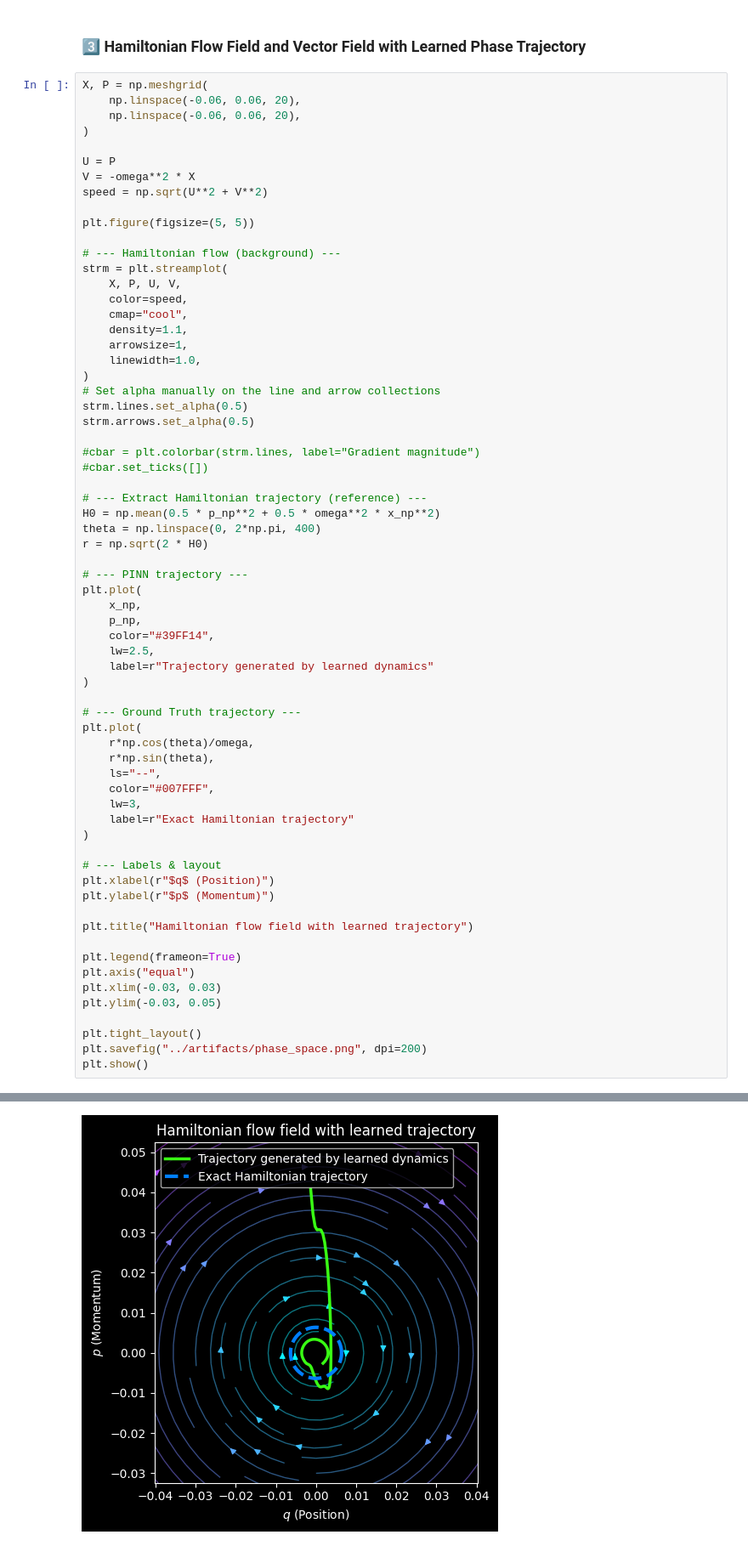
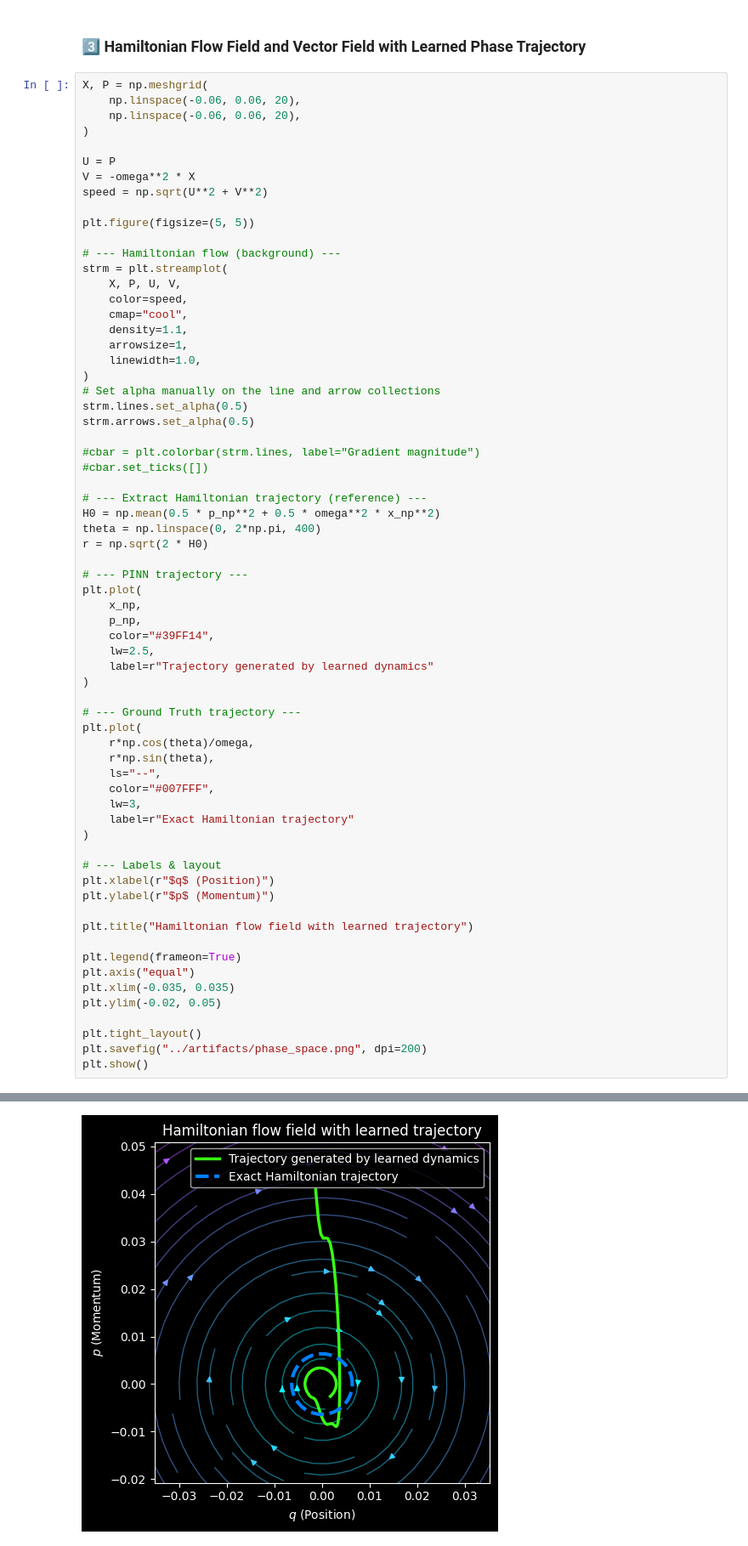
Before and after one commit to Scriber-Labs/lf-pinn-harmonic-oscillator, a Jupyter notebook: notebooks/demo.ipynb, the cells around one changed output, grey strips where cells are left out. Shown at 85% size. Cells and saved outputs as stored; diff of their text form.

Commit message:
Continued structural analysis of figures.

```diff
--- a/notebooks/demo.ipynb
+++ b/notebooks/demo.ipynb
@@ -233,36 +233,36 @@ plt.plot(
     color="#39FF14",
     lw=2.5,
     label=r"Trajectory generated by learned dynamics"
 )
 
 # --- Ground Truth trajectory ---
 plt.plot(
     r*np.cos(theta)/omega,
     r*np.sin(theta),
     ls="--",
     color="#007FFF",
     lw=3,
     label=r"Exact Hamiltonian trajectory"
 )
 
 # --- Labels & layout
 plt.xlabel(r"$q$ (Position)")
 plt.ylabel(r"$p$ (Momentum)")
 
 plt.title("Hamiltonian flow field with learned trajectory")
 
 plt.legend(frameon=True)
 plt.axis("equal")
-plt.xlim(-0.03, 0.03)
-plt.ylim(-0.03, 0.05)
+plt.xlim(-0.035, 0.035)
+plt.ylim(-0.02, 0.05)
 
 plt.tight_layout()
 plt.savefig("../artifacts/phase_space.png", dpi=200)
 plt.show()
 # %% [output]
 Ignoring fixed x limits to fulfill fixed data aspect with adjustable data limits.
 Ignoring fixed y limits to fulfill fixed data aspect with adjustable data limits.
-[figure, old version]
+[figure, new version]
 # %%
 # 1. Setup the grid for the vector field
 U = P
```
